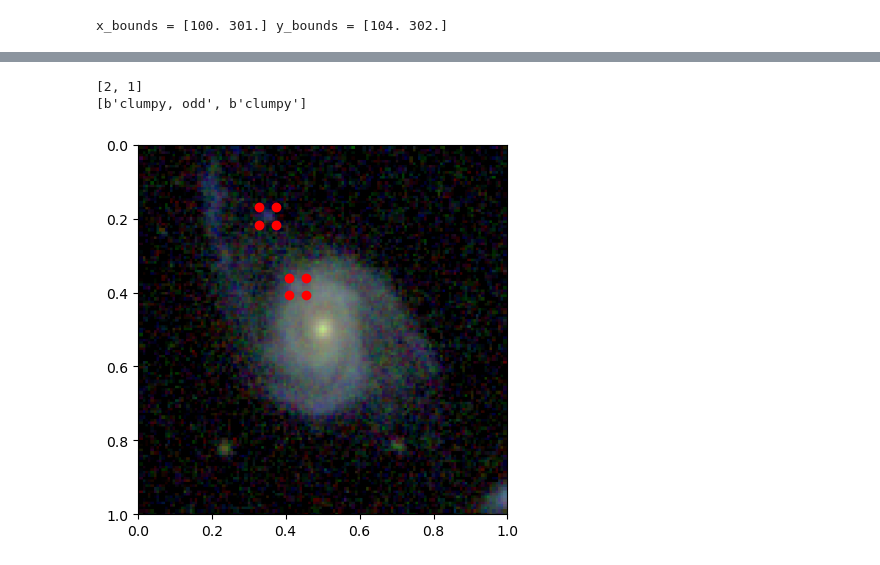
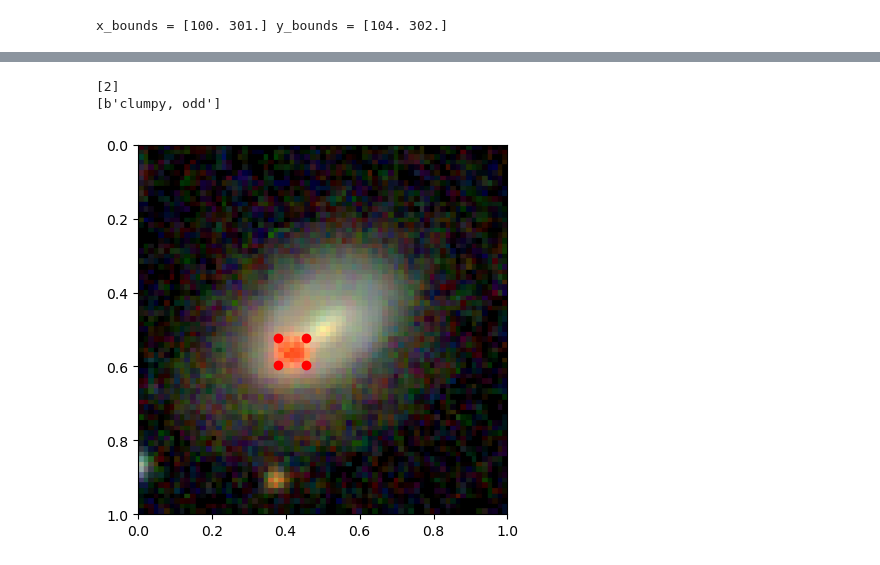
Before and after one commit to ou-astrophysics/Faster-R-CNN-for-Galaxy-Zoo-Clump-Scout, a Jupyter notebook: Faster-RCNN - TFOD/GZ2_ClumpScout_createTFRecords_for_object_detection.ipynb, the cells around one changed output, grey strips where cells are left out. Drawn from its saved outputs; the diff is of its cells as text; code cells hidden in the pictures.

```diff
--- a/Faster-RCNN - TFOD/GZ2_ClumpScout_createTFRecords_for_object_detection.ipynb
+++ b/Faster-RCNN - TFOD/GZ2_ClumpScout_createTFRecords_for_object_detection.ipynb
@@ -309,31 +325,31 @@ for image_features in parsed_image_dataset.take(4):
 # %%
 # check TFRecords
-test_image_dataset = tf.data.TFRecordDataset('./Data/tf_records/GZ2_ClumpScout_train.records-00001-of-00011')
+test_image_dataset = tf.data.TFRecordDataset('./Data/tf_records/GZ2_ClumpScout_train.records-00001-of-00006')
 
 img_example = next(iter(test_image_dataset))
 
 img_parsed = tf.train.Example.FromString(img_example.numpy())
 
 img_encoded = img_parsed.features.feature['image/encoded'].bytes_list.value[0]
 image = tf.image.decode_image(img_encoded).numpy()
 xmin = img_parsed.features.feature['image/object/bbox/xmin'].float_list.value[:]
 xmax = img_parsed.features.feature['image/object/bbox/xmax'].float_list.value[:]
 ymin = img_parsed.features.feature['image/object/bbox/ymin'].float_list.value[:]
 ymax = img_parsed.features.feature['image/object/bbox/ymax'].float_list.value[:]
 label = img_parsed.features.feature['image/object/class/label'].int64_list.value[:]
 label_text = img_parsed.features.feature['image/object/class/text'].bytes_list.value[:]
 
 plt.imshow(image, extent=[0,1,1,0])
 plt.scatter(xmin, ymin, c='r')
 plt.scatter(xmax, ymax, c='r')
 plt.scatter(xmin, ymax, c='r')
 plt.scatter(xmax, ymin, c='r')
 
 print(str(label))
 print(label_text)
 # %% [output]
-[2, 1]
-[b'clumpy, odd', b'clumpy']
+[2]
+[b'clumpy, odd']
-[figure, old version]
+[figure, new version]
 # %%
 # check TFRecords
```
Also changed, not shown: parts of 19 cells of this notebook, 1 other file.
